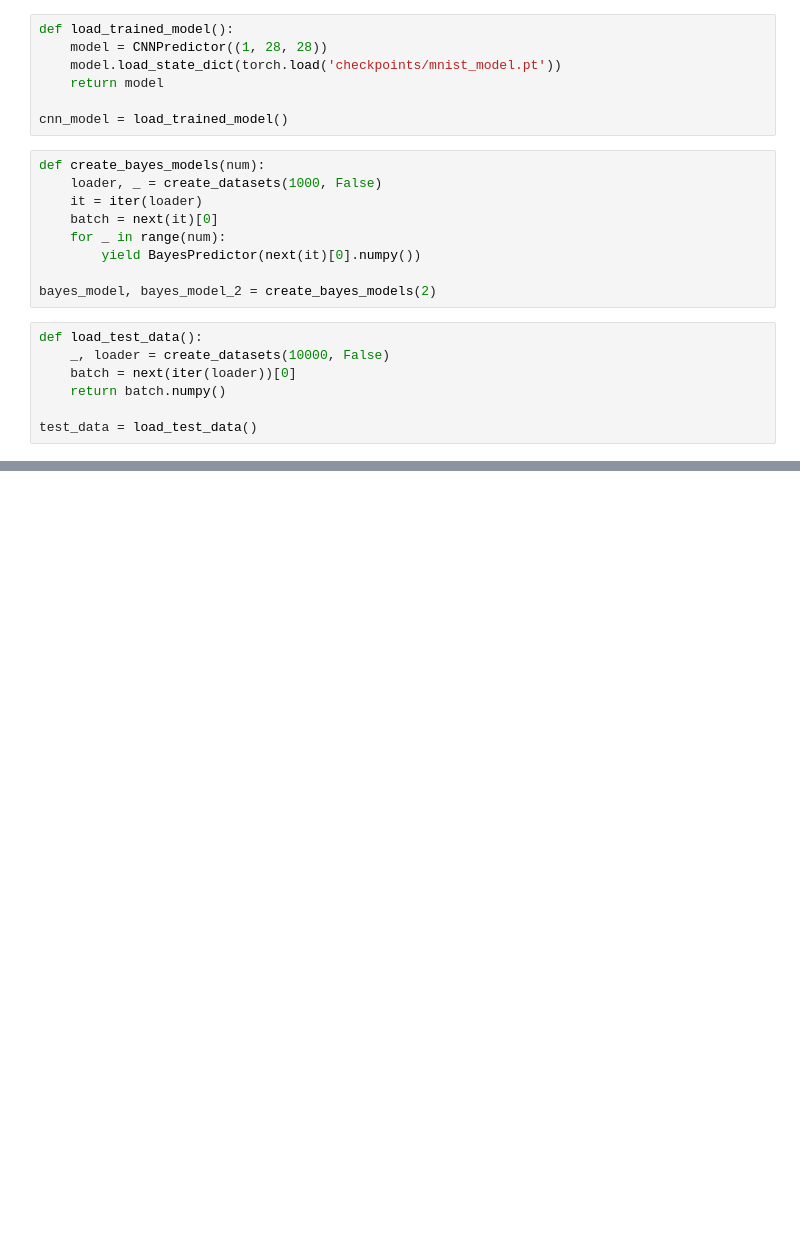
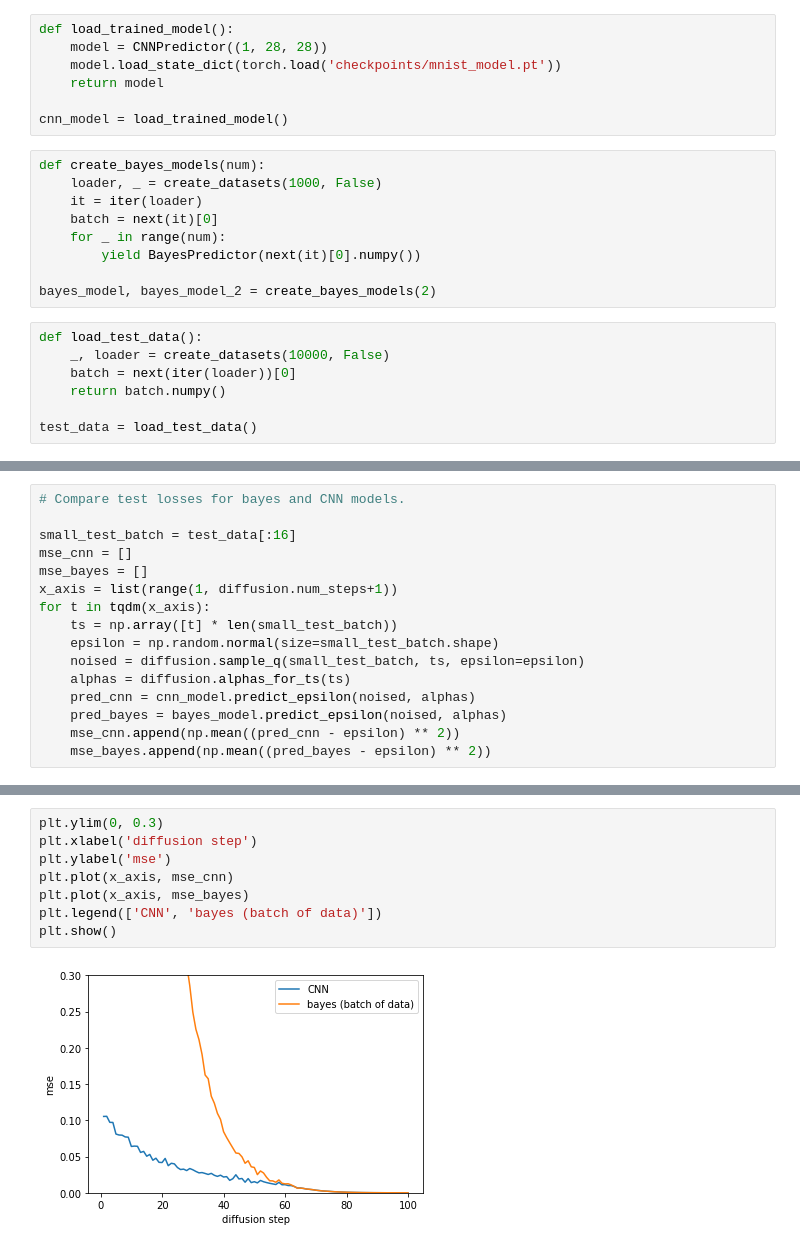
Before and after one commit to unixpickle/ddim, a Jupyter notebook: mnist_analysis.ipynb, the cells around one changed output, grey strips where cells are left out. Drawn from its saved outputs; the diff is of its cells as text; blank space fills up the shorter version.

```diff
--- a/mnist_analysis.ipynb
+++ b/mnist_analysis.ipynb
@@ -101,0 +124,16 @@ show_sample(hybrid_sample)
+# %%
+# Compare test losses for bayes and CNN models.
+
+small_test_batch = test_data[:16]
+mse_cnn = []
+mse_bayes = []
+x_axis = list(range(1, diffusion.num_steps+1))
+for t in tqdm(x_axis):
+    ts = np.array([t] * len(small_test_batch))
+    epsilon = np.random.normal(size=small_test_batch.shape)
+    noised = diffusion.sample_q(small_test_batch, ts, epsilon=epsilon)
+    alphas = diffusion.alphas_for_ts(ts)
+    pred_cnn = cnn_model.predict_epsilon(noised, alphas)
+    pred_bayes = bayes_model.predict_epsilon(noised, alphas)
+    mse_cnn.append(np.mean((pred_cnn - epsilon) ** 2))
+    mse_bayes.append(np.mean((pred_bayes - epsilon) ** 2))
@@ -101,0 +142,10 @@ show_sample(hybrid_sample)
+# %%
+plt.ylim(0, 0.3)
+plt.xlabel('diffusion step')
+plt.ylabel('mse')
+plt.plot(x_axis, mse_cnn)
+plt.plot(x_axis, mse_bayes)
+plt.legend(['CNN', 'bayes (batch of data)'])
+plt.show()
+# %% [output]
+[figure, added]
```
Also changed, not shown: parts of 6 cells of this notebook, 1 other file.
